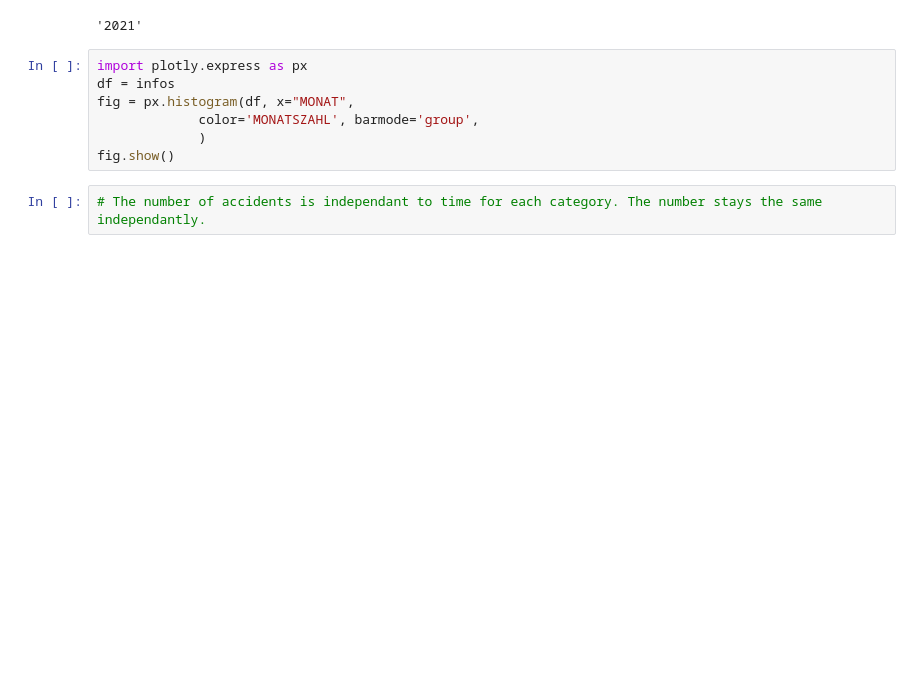
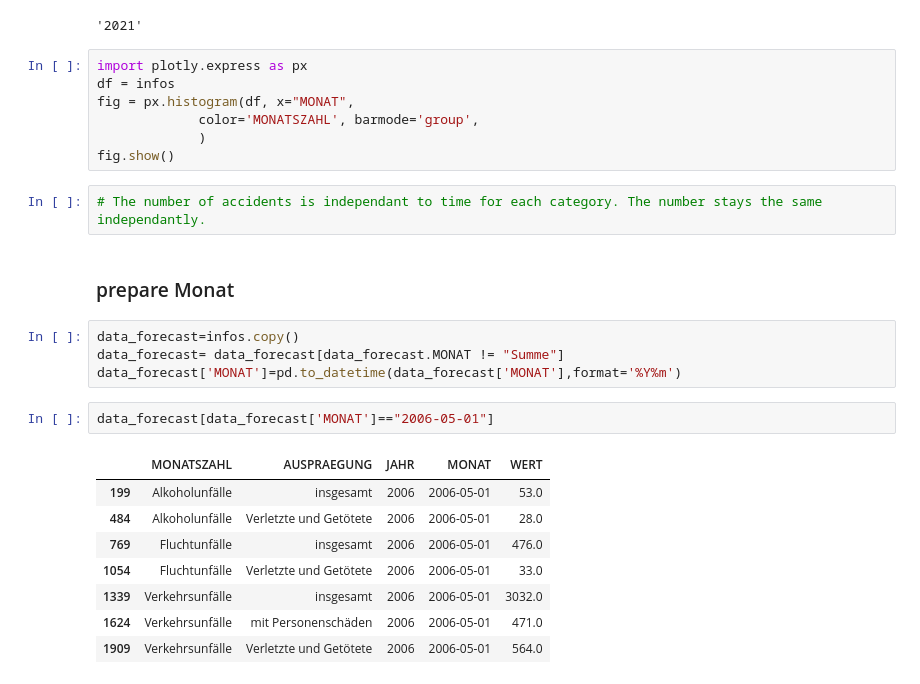
Before and after one commit to yassir28/AIChallenge, a Jupyter notebook: challenge.ipynb, the cells around one changed output. Drawn from its saved outputs; the diff is of its cells as text; blank space fills up the shorter version.

```diff
--- a/challenge.ipynb
+++ b/challenge.ipynb
@@ -166,3 +166,20 @@ fig = px.histogram(df, x="MONAT",
 fig.show()
 # %%
 # The number of accidents is independant to time for each category. The number stays the same independantly.
+# %% [markdown]
+### prepare Monat
+# %%
+data_forecast=infos.copy()
+data_forecast= data_forecast[data_forecast.MONAT != "Summe"]
+data_forecast['MONAT']=pd.to_datetime(data_forecast['MONAT'],format='%Y%m')
+# %%
+data_forecast[data_forecast['MONAT']=="2006-05-01"]
+# %% [output]
+|  | MONATSZAHL | AUSPRAEGUNG | JAHR | MONAT | WERT |
+| 199 | Alkoholunfälle | insgesamt | 2006 | 2006-05-01 | 53.0 |
+| 484 | Alkoholunfälle | Verletzte und Getötete | 2006 | 2006-05-01 | 28.0 |
+| 769 | Fluchtunfälle | insgesamt | 2006 | 2006-05-01 | 476.0 |
+| 1054 | Fluchtunfälle | Verletzte und Getötete | 2006 | 2006-05-01 | 33.0 |
+| 1339 | Verkehrsunfälle | insgesamt | 2006 | 2006-05-01 | 3032.0 |
+| 1624 | Verkehrsunfälle | mit Personenschäden | 2006 | 2006-05-01 | 471.0 |
+| 1909 | Verkehrsunfälle | Verletzte und Getötete | 2006 | 2006-05-01 | 564.0 |
```
Also changed, not shown: parts of 5 cells of this notebook.
